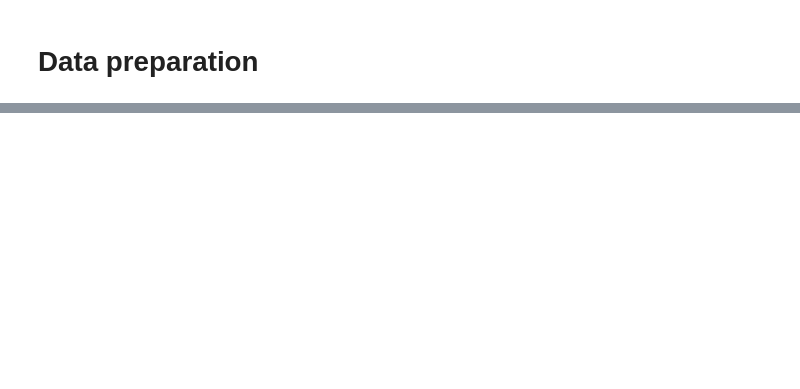
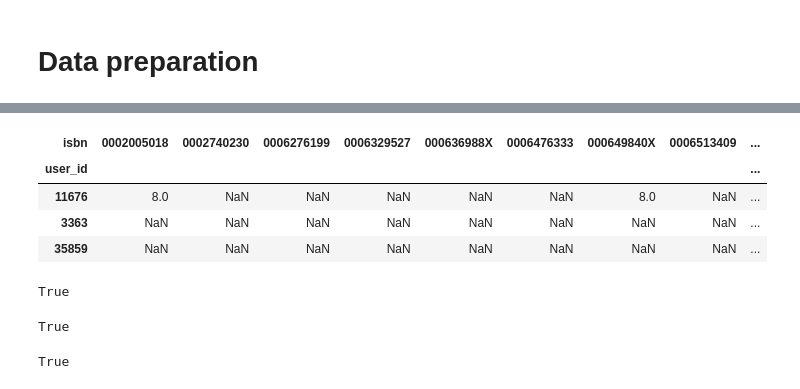
Before and after one commit to Song-z-h/data-intensive-proj, a Jupyter notebook: recomendation.ipynb, the cells around one changed output, grey strips where cells are left out. Saved outputs shown, nothing was run; the diff lists cells and outputs as text; code cells hidden in the pictures; blank space fills up the shorter version.

```diff
--- a/recomendation.ipynb
+++ b/recomendation.ipynb
@@ -176,0 +228,22 @@ plt.show()
+# %%
+
+# Convertiamo il DataFrame sparsa in uno denso
+dense_ratings = ratings.sparse.to_dense()
+
+train_set = pd.DataFrame(index=dense_ratings.index, columns=dense_ratings.columns)
+train_set[:] = np.nan
+
+# Itera sulle righe
+for index, row in dense_ratings.iterrows():
+    non_nan_indices = row.dropna().index
+    if len(non_nan_indices) == 1:
+        train_set.at[index, non_nan_indices[0]] = dense_ratings.at[index, non_nan_indices[0]]
+    else:
+        num_samples = len(non_nan_indices)
+        train_samples_idx = np.random.choice(num_samples, size=int(0.8 * num_samples), replace=False)
+        selected_indices = [non_nan_indices[i] for i in train_samples_idx]
+        for j in selected_indices:
+            train_set.at[index, j] = dense_ratings.at[index, j]
+
+# Converti nuovamente in sparsa
+train_set = train_set.astype(pd.SparseDtype("float", np.nan))
@@ -176,0 +263,12 @@ plt.show()
+# %%
+train_set.iloc[:3, :15]
+# %% [output]
+| isbn | 0002005018 | 0002740230 | 0006276199 | 0006329527 | 000636988X | 0006476333 | 000649840X | 0006513409 | ... |
+| user_id |  |  |  |  |  |  |  |  | ... |
+| 11676 | 8.0 | NaN | NaN | NaN | NaN | NaN | 8.0 | NaN | ... |
+| 3363 | NaN | NaN | NaN | NaN | NaN | NaN | NaN | NaN | ... |
+| 35859 | NaN | NaN | NaN | NaN | NaN | NaN | NaN | NaN | ... |
+# %%
+val_set.shape == train_set.shape
+# %% [output]
+True
@@ -176,0 +277,8 @@ plt.show()
+# %%
+np.array_equal(train_set.index, val_set.index)
+# %% [output]
+True
+# %%
+np.array_equal(train_set.columns, val_set.columns)
+# %% [output]
+True
```
Also changed, not shown: parts of 76 cells of this notebook.
